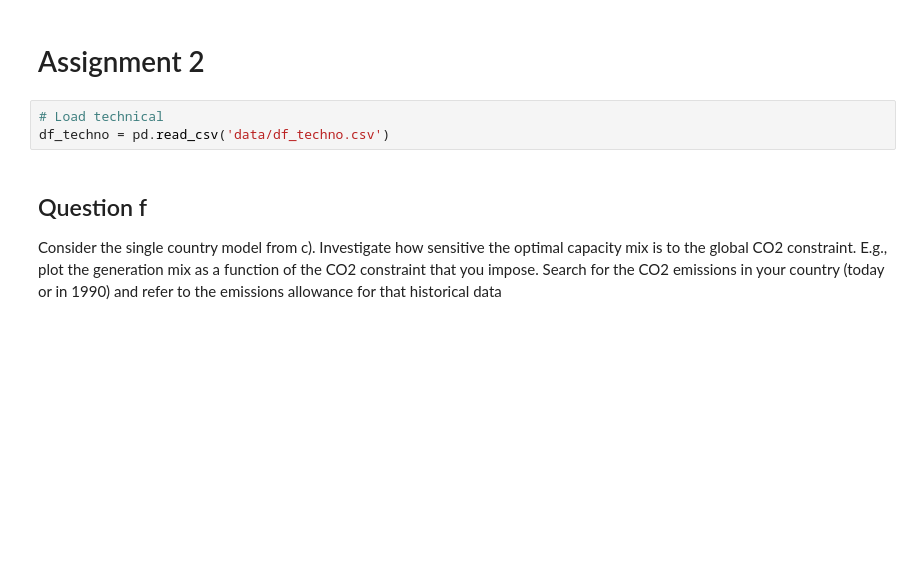
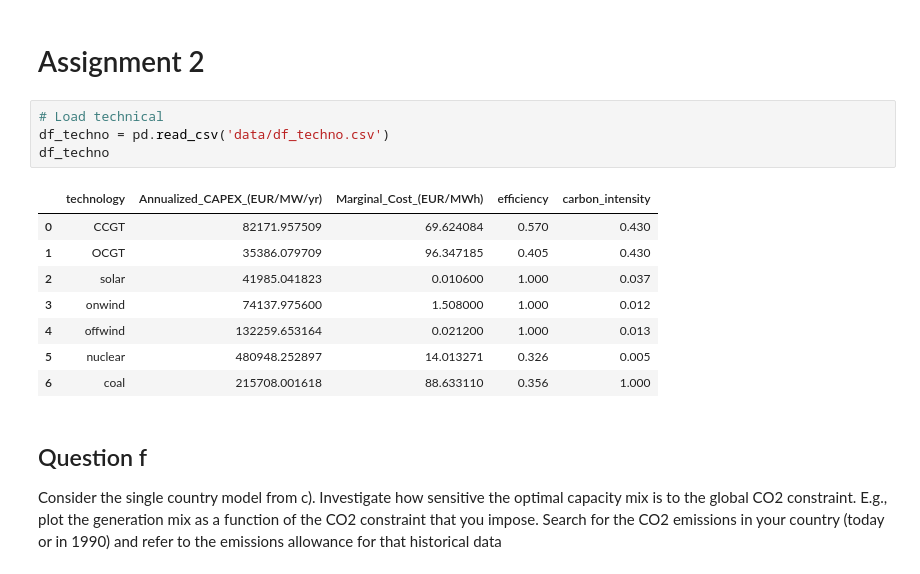
Before and after one commit to lc253264/Integrated-Energy-Grids-Group-29, a Jupyter notebook: Belgium_model_task_abcf.ipynb, the cells around one changed output. Cells and saved outputs as stored; diff of their text form; blank space fills up the shorter version.

```diff
--- a/Belgium_model_task_abcf.ipynb
+++ b/Belgium_model_task_abcf.ipynb
@@ -1231,6 +1149,16 @@ Average Round-trip Losses :      119,420.93 MWh/year
 # %%
 # Load technical
 df_techno = pd.read_csv('data/df_techno.csv')
+df_techno
+# %% [output]
+|  | technology | Annualized_CAPEX_(EUR/MW/yr) | Marginal_Cost_(EUR/MWh) | efficiency | carbon_intensity |
+| 0 | CCGT | 82171.957509 | 69.624084 | 0.570 | 0.430 |
+| 1 | OCGT | 35386.079709 | 96.347185 | 0.405 | 0.430 |
+| 2 | solar | 41985.041823 | 0.010600 | 1.000 | 0.037 |
+| 3 | onwind | 74137.975600 | 1.508000 | 1.000 | 0.012 |
+| 4 | offwind | 132259.653164 | 0.021200 | 1.000 | 0.013 |
+| 5 | nuclear | 480948.252897 | 14.013271 | 0.326 | 0.005 |
+| 6 | coal | 215708.001618 | 88.633110 | 0.356 | 1.000 |
 # %% [markdown]
 ## Question f
 Consider the single country model from c). Investigate how sensitive the optimal capacity mix is to
```
Also changed, not shown: parts of 26 cells of this notebook.
